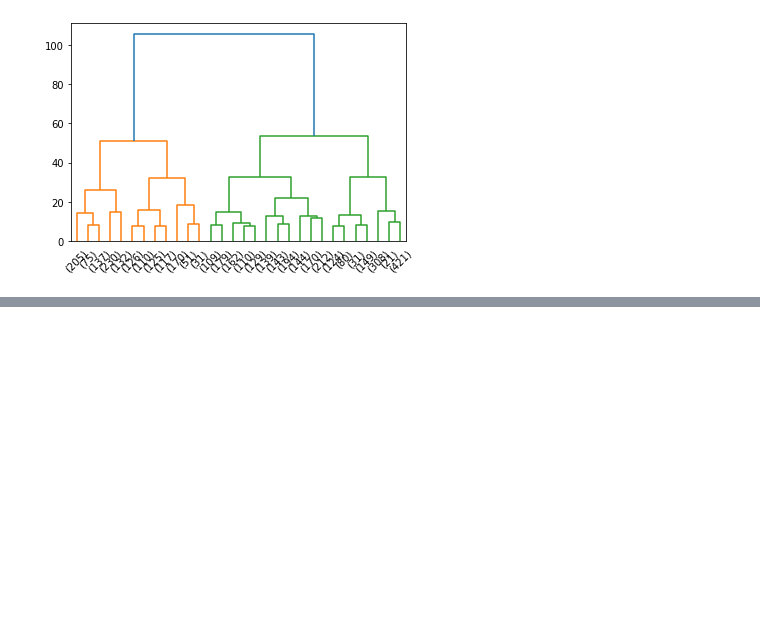
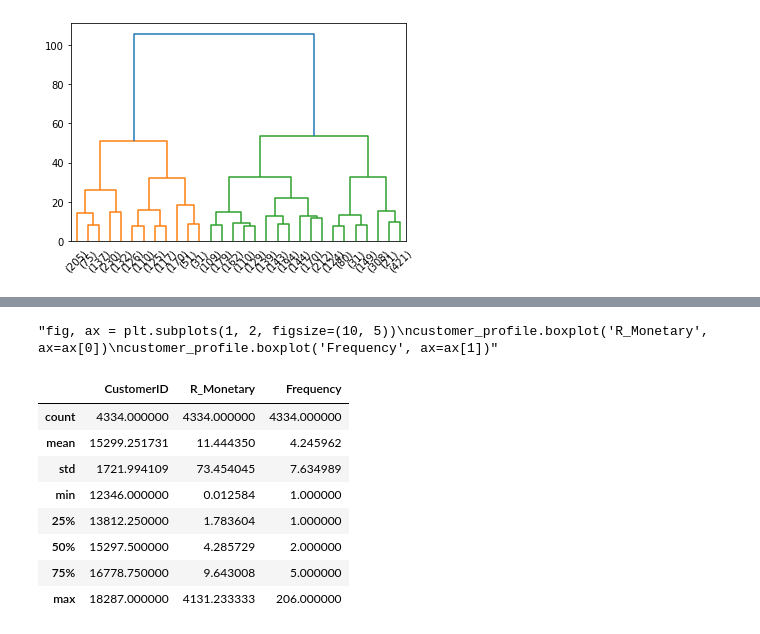
Before and after one commit to michelezoncheddu/data-mining-project, a Jupyter notebook: customers.ipynb, the cells around one changed output, grey strips where cells are left out. Cells and saved outputs as stored; diff of their text form; code cells hidden in the pictures; blank space fills up the shorter version.

```diff
--- a/customers.ipynb
+++ b/customers.ipynb
@@ -505,0 +530,18 @@ res = dendrogram(data_link, truncate_mode='lastp')
+# %%
+"""fig, ax = plt.subplots(1, 2, figsize=(10, 5))
+customer_profile.boxplot('R_Monetary', ax=ax[0])
+customer_profile.boxplot('Frequency', ax=ax[1])"""
+# %% [output]
+"fig, ax = plt.subplots(1, 2, figsize=(10, 5))\ncustomer_profile.boxplot('R_Monetary', ax=ax[0])\ncustomer_profile.boxplot('Frequency', ax=ax[1])"
+# %%
+customer_profile.describe()
+# %% [output]
+|  | CustomerID | R_Monetary | Frequency |
+| count | 4334.000000 | 4334.000000 | 4334.000000 |
+| mean | 15299.251731 | 11.444350 | 4.245962 |
+| std | 1721.994109 | 73.454045 | 7.634989 |
+| min | 12346.000000 | 0.012584 | 1.000000 |
+| 25% | 13812.250000 | 1.783604 | 1.000000 |
+| 50% | 15297.500000 | 4.285729 | 2.000000 |
+| 75% | 16778.750000 | 9.643008 | 5.000000 |
+| max | 18287.000000 | 4131.233333 | 206.000000 |
```
Also changed, not shown: parts of 12 cells of this notebook.
